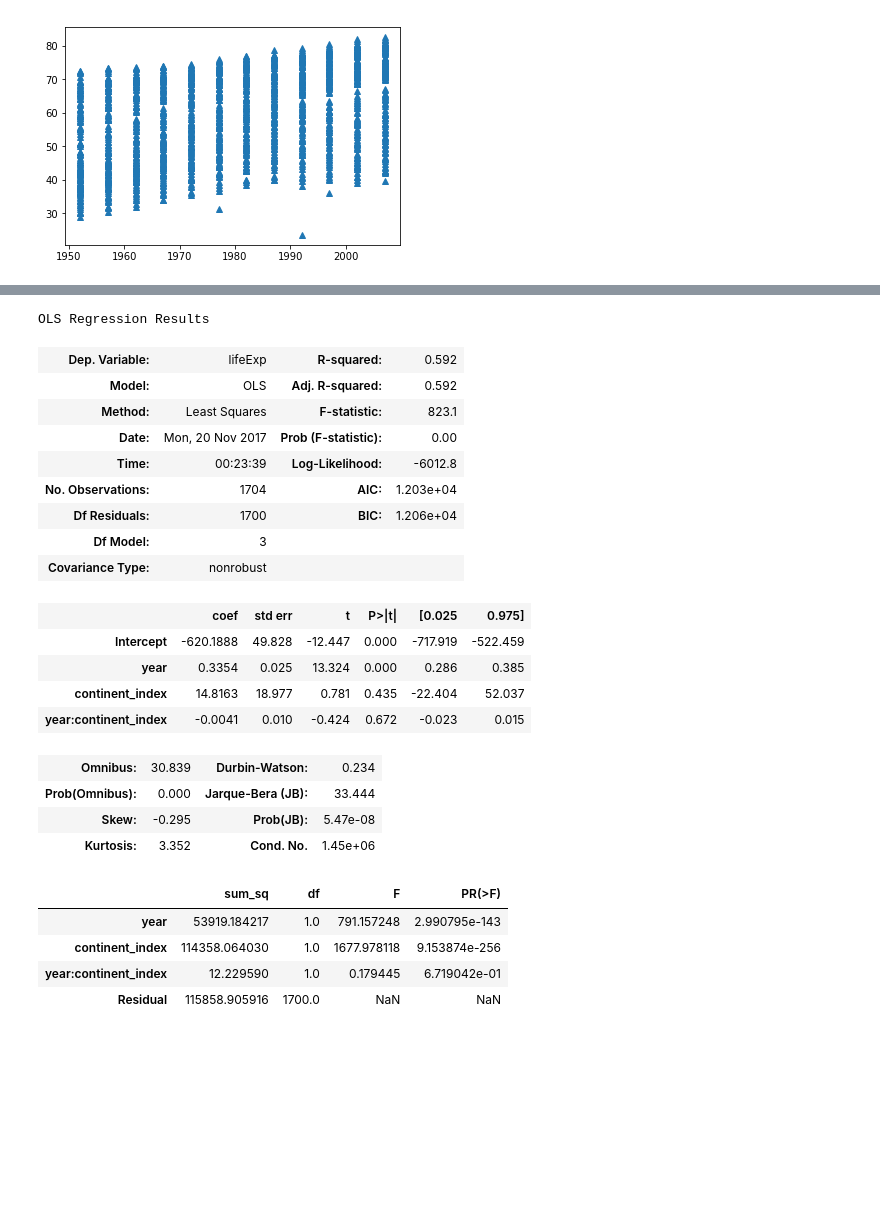
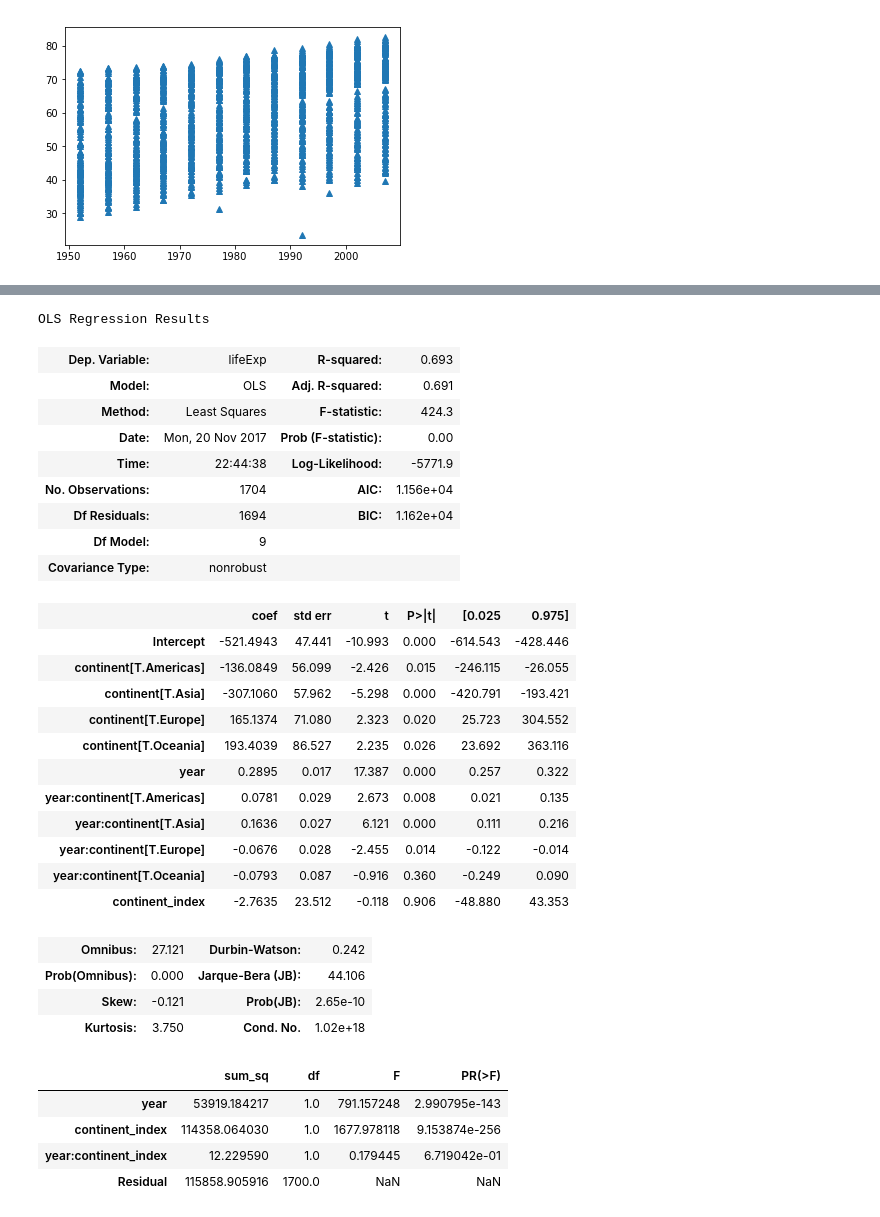
Before and after one commit to mhipona/cmsc320-mhipona, a Jupyter notebook: project3/project3.ipynb, the cells around one changed output, grey strips where cells are left out. Saved outputs shown, nothing was run; the diff lists cells and outputs as text; code cells hidden in the pictures; blank space fills up the shorter version.

```diff
--- a/project3/project3.ipynb
+++ b/project3/project3.ipynb
@@ -96,43 +97,50 @@ ggplot(aes(x='year', y='lifeExp', color='continent'), data=data) +\
 # %%
 ##Exercise 6
 import statsmodels.api as sm
 from statsmodels.formula.api import ols
 temp = data['continent'].values
 temp2 = []
 for x in temp:
     if x == 'Africa':
         temp2.append(1)
     elif x == 'Americas':
         temp2.append(2)
     elif x == 'Asia':
         temp2.append(3)
     elif x == 'Europe':
         temp2.append(4)
     else:
         temp2.append(5)
 data['continent_index'] = pd.Series(temp2, index = data.index)
-regression = ols(formula='lifeExp ~ year + continent_index + year * continent_index', data=data).fit()
+regression = ols(formula='lifeExp ~ year + continent_index + year * continent', data=data).fit()
 regression.summary()
 # %% [output]
 OLS Regression Results
-| Dep. Variable: | lifeExp | R-squared: | 0.592 |
-| Model: | OLS | Adj. R-squared: | 0.592 |
-| Method: | Least Squares | F-statistic: | 823.1 |
+| Dep. Variable: | lifeExp | R-squared: | 0.693 |
+| Model: | OLS | Adj. R-squared: | 0.691 |
+| Method: | Least Squares | F-statistic: | 424.3 |
 | Date: | Mon, 20 Nov 2017 | Prob (F-statistic): | 0.00 |
-| Time: | 00:23:39 | Log-Likelihood: | -6012.8 |
-| No. Observations: | 1704 | AIC: | 1.203e+04 |
-| Df Residuals: | 1700 | BIC: | 1.206e+04 |
-| Df Model: | 3 |  |  |
+| Time: | 22:44:38 | Log-Likelihood: | -5771.9 |
+| No. Observations: | 1704 | AIC: | 1.156e+04 |
+| Df Residuals: | 1694 | BIC: | 1.162e+04 |
+| Df Model: | 9 |  |  |
 | Covariance Type: | nonrobust |  |  |
 |  | coef | std err | t | P>|t| | [0.025 | 0.975] |
-| Intercept | -620.1888 | 49.828 | -12.447 | 0.000 | -717.919 | -522.459 |
-| year | 0.3354 | 0.025 | 13.324 | 0.000 | 0.286 | 0.385 |
-| continent_index | 14.8163 | 18.977 | 0.781 | 0.435 | -22.404 | 52.037 |
-| year:continent_index | -0.0041 | 0.010 | -0.424 | 0.672 | -0.023 | 0.015 |
+| Intercept | -521.4943 | 47.441 | -10.993 | 0.000 | -614.543 | -428.446 |
+| continent[T.Americas] | -136.0849 | 56.099 | -2.426 | 0.015 | -246.115 | -26.055 |
+| continent[T.Asia] | -307.1060 | 57.962 | -5.298 | 0.000 | -420.791 | -193.421 |
+| continent[T.Europe] | 165.1374 | 71.080 | 2.323 | 0.020 | 25.723 | 304.552 |
+| continent[T.Oceania] | 193.4039 | 86.527 | 2.235 | 0.026 | 23.692 | 363.116 |
+| year | 0.2895 | 0.017 | 17.387 | 0.000 | 0.257 | 0.322 |
+| year:continent[T.Americas] | 0.0781 | 0.029 | 2.673 | 0.008 | 0.021 | 0.135 |
+| year:continent[T.Asia] | 0.1636 | 0.027 | 6.121 | 0.000 | 0.111 | 0.216 |
+| year:continent[T.Europe] | -0.0676 | 0.028 | -2.455 | 0.014 | -0.122 | -0.014 |
+| year:continent[T.Oceania] | -0.0793 | 0.087 | -0.916 | 0.360 | -0.249 | 0.090 |
+| continent_index | -2.7635 | 23.512 | -0.118 | 0.906 | -48.880 | 43.353 |
-| Omnibus: | 30.839 | Durbin-Watson: | 0.234 |
-| Prob(Omnibus): | 0.000 | Jarque-Bera (JB): | 33.444 |
-| Skew: | -0.295 | Prob(JB): | 5.47e-08 |
-| Kurtosis: | 3.352 | Cond. No. | 1.45e+06 |
+| Omnibus: | 27.121 | Durbin-Watson: | 0.242 |
+| Prob(Omnibus): | 0.000 | Jarque-Bera (JB): | 44.106 |
+| Skew: | -0.121 | Prob(JB): | 2.65e-10 |
+| Kurtosis: | 3.750 | Cond. No. | 1.02e+18 |
 # %%
 ## Exercise 7
 ## Ftest for Exercise 6
```
Also changed, not shown: parts of 17 cells of this notebook.
